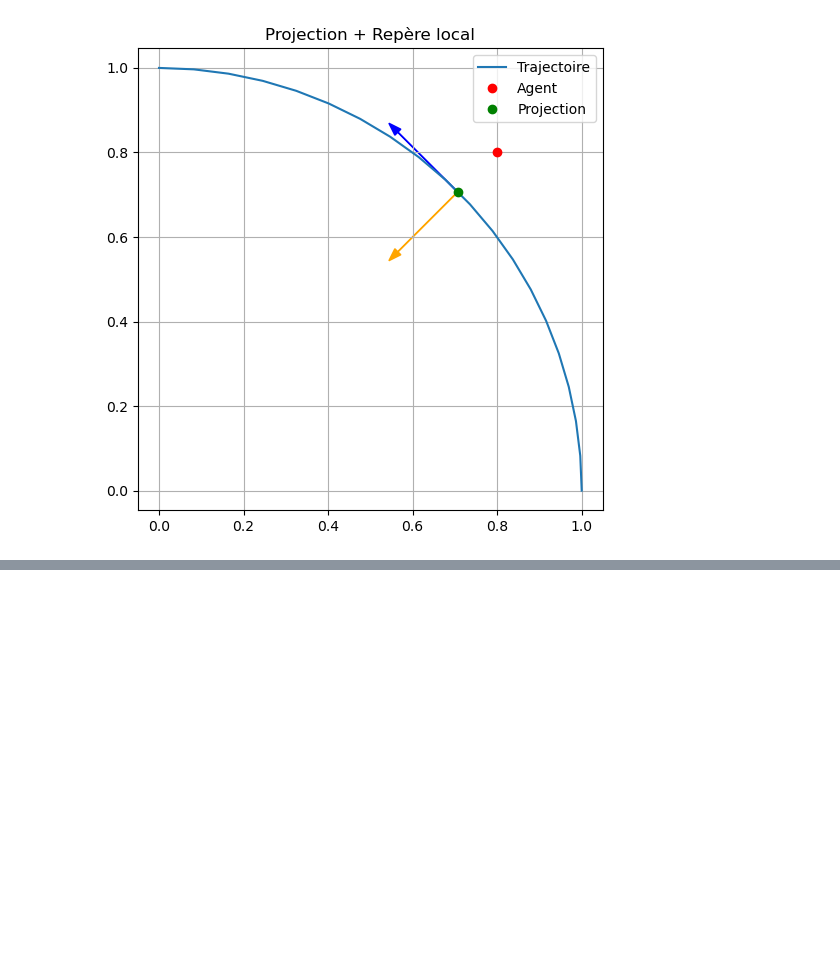
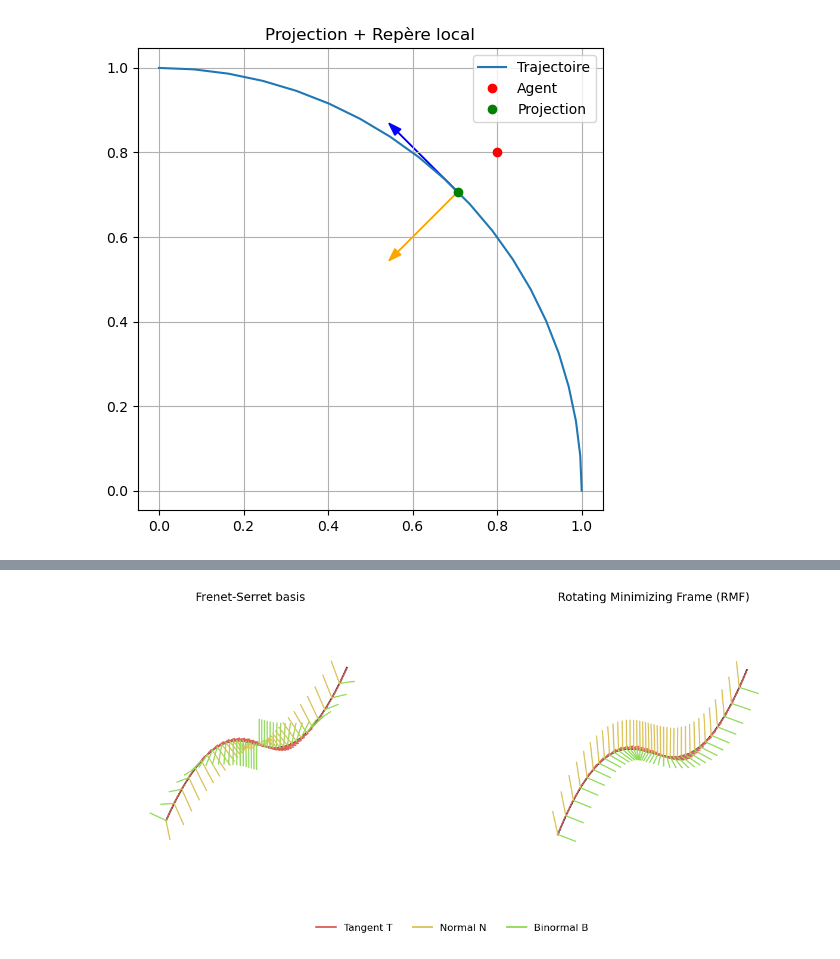
Before and after one commit to lauraachoquett/microswimmer_internship, a Jupyter notebook: src/ez.ipynb, the cells around one changed output, grey strips where cells are left out. Cells and saved outputs as stored; diff of their text form; code cells hidden in the pictures; blank space fills up the shorter version.

```diff
--- a/src/ez.ipynb
+++ b/src/ez.ipynb
@@ -430,0 +613,93 @@ Coordonnées relatives de l’agent : [ 6.04960169e-08 -1.32225092e-01]
+# %%
+import numpy as np
+import matplotlib.pyplot as plt
+from mpl_toolkits.mplot3d import Axes3D
+import seaborn as sns
+from matplotlib.lines import Line2D
+
+colors = sns.color_palette("hls", 8)
+
+# Paramètre
+t = np.linspace(-1.5, 1.5, 400)
+x = t
+y = t**3
+z = 0.15 * t**5
+curve = np.column_stack((x, y, z))
+
+# Appelle ici tes fonctions (déjà définies)
+T_f, N_f, B_f = compute_frenet_frame(curve, 3)
+T, N, B = double_reflection_rmf(curve)
+
+# ---------- Affichage ----------
+fig = plt.figure(figsize=(14, 6))
+scale = 0.5
+step = 10
+
+# --- Subplot 1 : Frenet-Serret ---
+ax1 = fig.add_subplot(1, 2, 1, projection='3d')
+ax1.plot(x, y, z, 'k', lw=2)
+for i in range(0, len(t), step):
+    p = curve[i]
+    # Tangente
+    ax1.plot([p[0], p[0] + T_f[i,0]*scale],
+             [p[1], p[1] + T_f[i,1]*scale],
+             [p[2], p[2] + T_f[i,2]*scale],
+             color=colors[0], lw=1.5)
+
+    # Normale
+    ax1.plot([p[0], p[0] + N_f[i,0]*scale],
+             [p[1], p[1] + N_f[i,1]*scale],
+             [p[2], p[2] + N_f[i,2]*scale],
+             color=colors[1], lw=1.5)
+
+    # Binormale
+    ax1.plot([p[0], p[0] + B_f[i,0]*scale],
+             [p[1], p[1] + B_f[i,1]*scale],
+             [p[2], p[2] + B_f[i,2]*scale],
+             color=colors[2], lw=1.5)
+
+ax1.set_title("Frenet-Serret basis", fontsize=14)
+ax1.set_axis_off()
+ax1.set_box_aspect([1,1,1])
+
+# --- Subplot 2 : RMF ---
+ax2 = fig.add_subplot(1, 2, 2, projection='3d')
+ax2.plot(x, y, z, 'k', lw=2)
+for i in range(0, len(t), step):
+    p = curve[i]
+    # Tangente
+    ax2.plot([p[0], p[0] + T[i,0]*scale],
+             [p[1], p[1] + T[i,1]*scale],
+             [p[2], p[2] + T[i,2]*scale],
+             color=colors[0], lw=1.5)
+
+    # Normale
+    ax2.plot([p[0], p[0] + N[i,0]*scale],
+             [p[1], p[1] + N[i,1]*scale],
+             [p[2], p[2] + N[i,2]*scale],
+             color=colors[1], lw=1.5)
+
+    # Binormale
+    ax2.plot([p[0], p[0] + B[i,0]*scale],
+             [p[1], p[1] + B[i,1]*scale],
+             [p[2], p[2] + B[i,2]*scale],
+             color=colors[2], lw=1.5)
+ax2.set_title("Rotating Minimizing Frame (RMF)", fontsize=14)
+ax2.set_axis_off()
+ax2.set_box_aspect([1,1,1])
+
+# --- Légende commune ---
+legend_elements = [
+    Line2D([0], [0], color=colors[0], lw=2, label='Tangent T'),
+    Line2D([0], [0], color=colors[1], lw=2, label='Normal N'),
+    Line2D([0], [0], color=colors[2], lw=2, label='Binormal B'),
+]
+# Ajout de la légende en bas (sous les subplots)
+fig.legend(handles=legend_elements, loc='lower center', ncol=3, fontsize=12, frameon=False)
+
+# Ajustement des marges pour ne pas couper la légende
+plt.tight_layout(rect=[0, 0.08, 1, 1])  # leave space at bottom
+plt.savefig("frenet_rmf_with_legend.png", dpi=400, bbox_inches='tight')
+plt.show()
+# %% [output]
+[figure, added]
```
Also changed, not shown: parts of 3 cells of this notebook, 11 other files.
